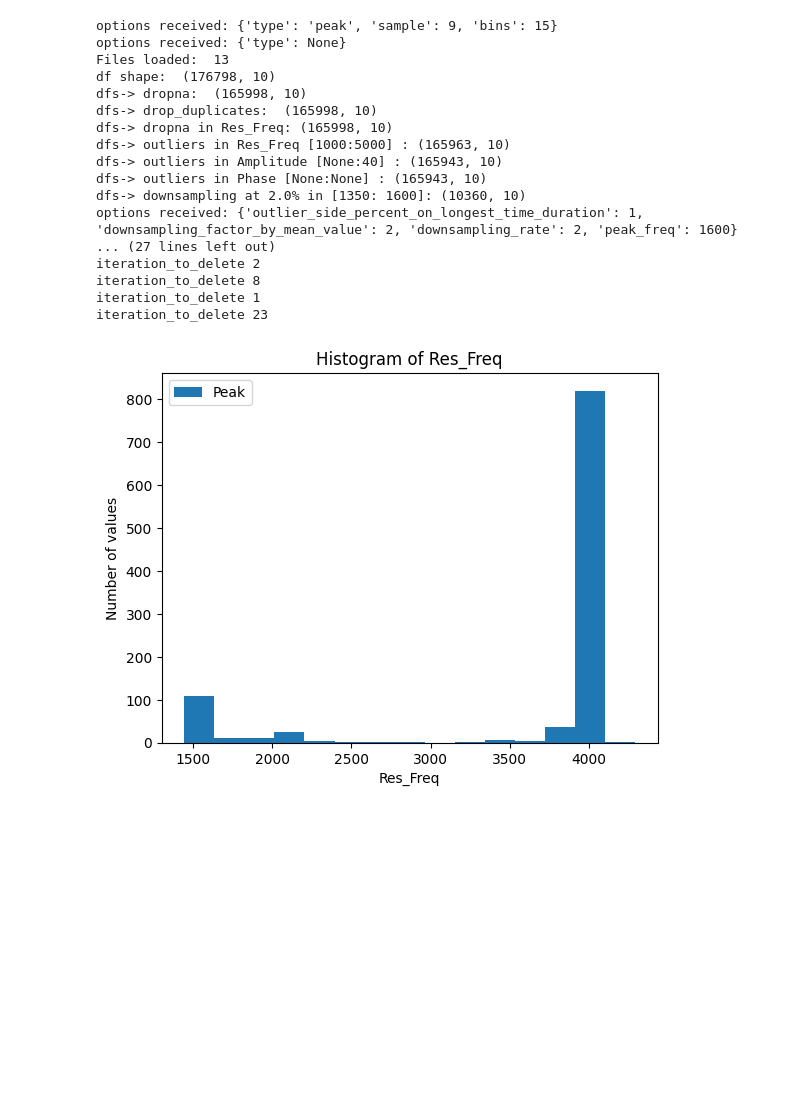
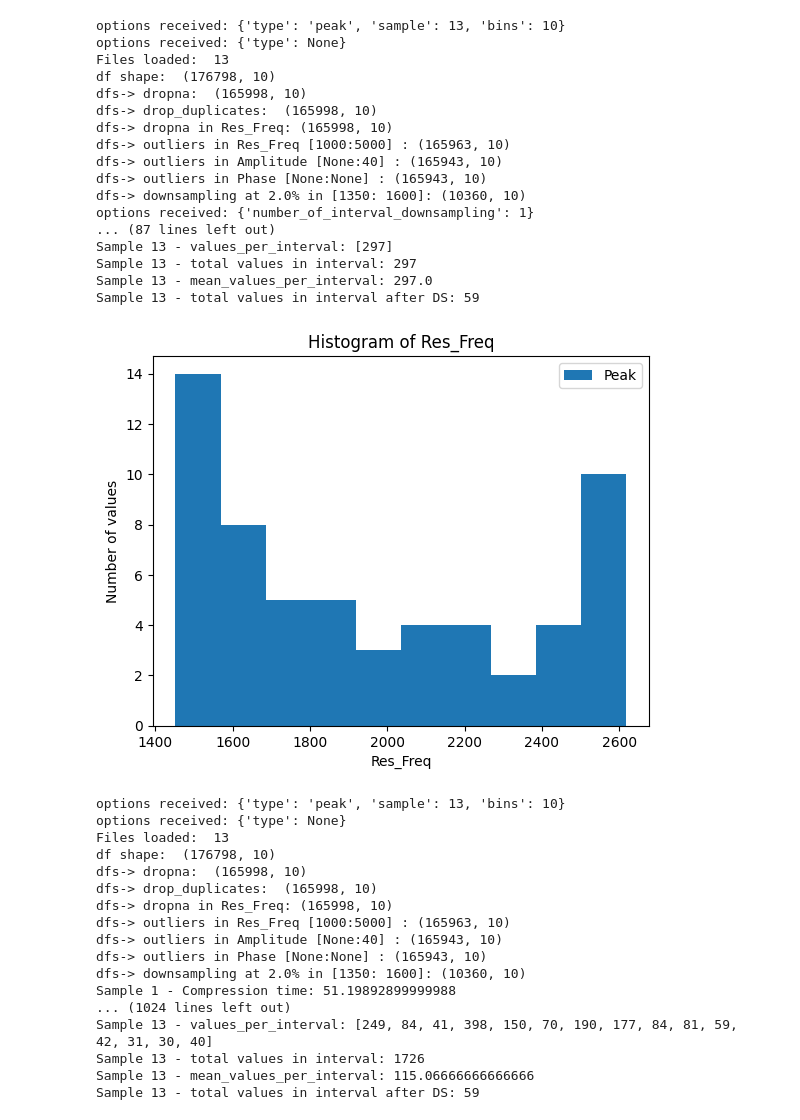
Before and after one commit to Weyrd/Cells_characteristics_Mems_ai, a Jupyter notebook: data_/model_train.ipynb, the cells around one changed output. Saved outputs shown, nothing was run; the diff lists cells and outputs as text; code cells hidden in the pictures; blank space fills up the shorter version.

Commit message:
debug get_peak and downsampling by intervarl

```diff
--- a/data_/model_train.ipynb
+++ b/data_/model_train.ipynb
@@ -547,30 +579,48 @@ Sample 9 - total values in interval after DS: 1040
 # %%
+
+truc_plot = 13
 # plot histogram of sample 9
-plot_data_repartition(options_plot={"type": "peak", "sample": 9, "bins": 15},
+plot_data_repartition(options_plot={"type": "peak", "sample": truc_plot, "bins": 10},
+                      option_get_peak={"number_of_interval_downsampling": 1},
+                      debug=True
+                      )
 
-                      option_get_peak={"outlier_side_percent_on_longest_time_duration": 1,
-                        "downsampling_factor_by_mean_value": 2,
-                        "downsampling_rate": 2,
-                        #"number_of_interval_downsampling": 10,
-                        "peak_freq": 1600},
-
+# plot histogram of sample 9
+plot_data_repartition(options_plot={"type": "peak", "sample": truc_plot, "bins": 10},
                       debug=True)
 # %% [output]
-options received: {'type': 'peak', 'sample': 9, 'bins': 15}
+options received: {'type': 'peak', 'sample': 13, 'bins': 10}
 options received: {'type': None}
 Files loaded:  13
 df shape:  (176798, 10)
 dfs-> dropna:  (165998, 10)
 dfs-> drop_duplicates:  (165998, 10)
 dfs-> dropna in Res_Freq: (165998, 10)
 dfs-> outliers in Res_Freq [1000:5000] : (165963, 10)
 dfs-> outliers in Amplitude [None:40] : (165943, 10)
 dfs-> outliers in Phase [None:None] : (165943, 10)
 dfs-> downsampling at 2.0% in [1350: 1600]: (10360, 10)
-options received: {'outlier_side_percent_on_longest_time_duration': 1, 'downsampling_factor_by_mean_value': 2, 'downsampling_rate': 2, 'peak_freq': 1600}
-... (27 lines left out)
-iteration_to_delete 2
-iteration_to_delete 8
-iteration_to_delete 1
-iteration_to_delete 23
+options received: {'number_of_interval_downsampling': 1}
+... (87 lines left out)
+Sample 13 - values_per_interval: [297]
+Sample 13 - total values in interval: 297
+Sample 13 - mean_values_per_interval: 297.0
+Sample 13 - total values in interval after DS: 59
-[figure, old version]
+[figure, new version]
+options received: {'type': 'peak', 'sample': 13, 'bins': 10}
+options received: {'type': None}
+Files loaded:  13
+df shape:  (176798, 10)
+dfs-> dropna:  (165998, 10)
+dfs-> drop_duplicates:  (165998, 10)
+dfs-> dropna in Res_Freq: (165998, 10)
+dfs-> outliers in Res_Freq [1000:5000] : (165963, 10)
+dfs-> outliers in Amplitude [None:40] : (165943, 10)
+dfs-> outliers in Phase [None:None] : (165943, 10)
+dfs-> downsampling at 2.0% in [1350: 1600]: (10360, 10)
+Sample 1 - Compression time: 51.19892899999988
+... (1024 lines left out)
+Sample 13 - values_per_interval: [249, 84, 41, 398, 150, 70, 190, 177, 84, 81, 59, 42, 31, 30, 40]
+Sample 13 - total values in interval: 1726
+Sample 13 - mean_values_per_interval: 115.06666666666666
+Sample 13 - total values in interval after DS: 59
```
Also changed, not shown: parts of 5 cells of this notebook, 2 other files.
